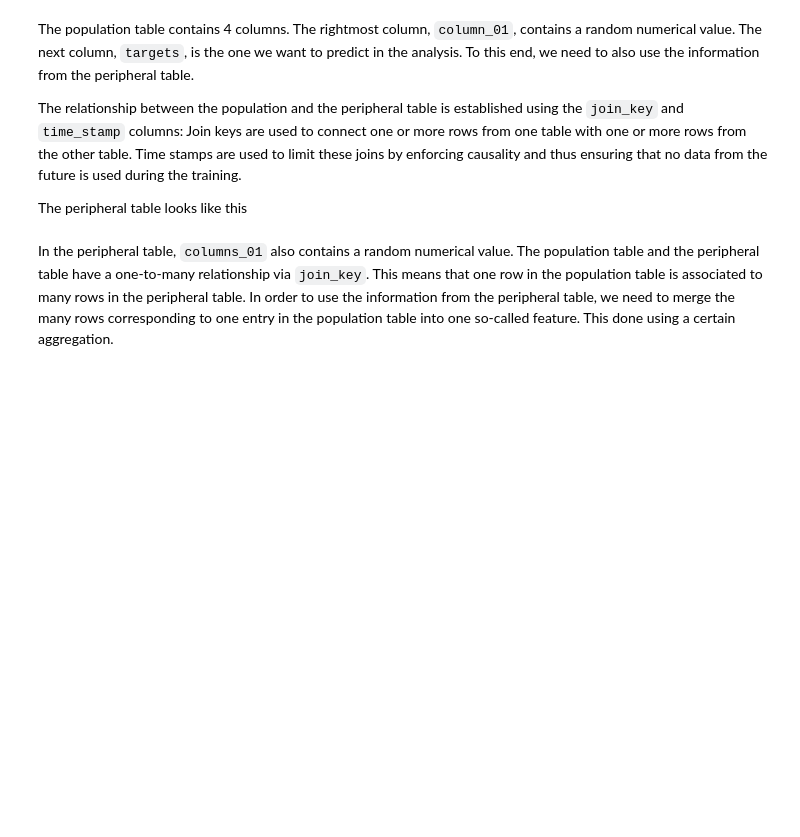
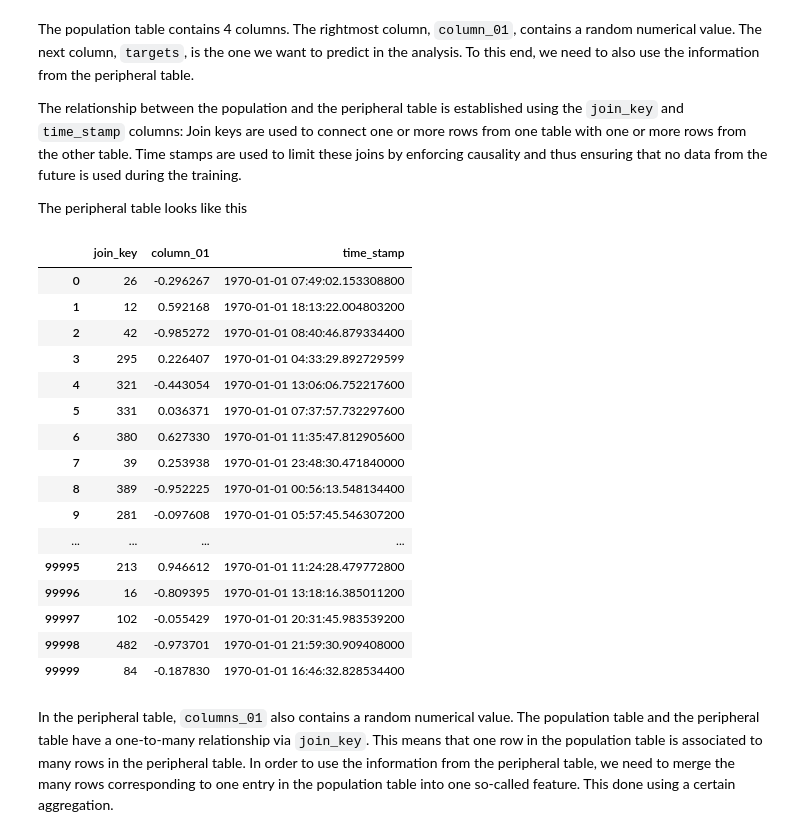
Before and after one commit to srnnkls/getml-examples, a Jupyter notebook: python/projects/getting_started/getting_started.ipynb, the cells around one changed output. Saved outputs shown, nothing was run; the diff lists cells and outputs as text; code cells hidden in the pictures; blank space fills up the shorter version.

```diff
--- a/python/projects/getting_started/getting_started.ipynb
+++ b/python/projects/getting_started/getting_started.ipynb
@@ -67,6 +84,24 @@ The relationship between the population and the peripheral table is established
 
 The peripheral table looks like this
 # %%
-display(peripheral_table.get())
+display(HTML(peripheral_table.get().to_html(max_rows=20, border=0)))
+# %% [output]
+|  | join_key | column_01 | time_stamp |
+| 0 | 26 | -0.296267 | 1970-01-01 07:49:02.153308800 |
+| 1 | 12 | 0.592168 | 1970-01-01 18:13:22.004803200 |
+| 2 | 42 | -0.985272 | 1970-01-01 08:40:46.879334400 |
+| 3 | 295 | 0.226407 | 1970-01-01 04:33:29.892729599 |
+| 4 | 321 | -0.443054 | 1970-01-01 13:06:06.752217600 |
+| 5 | 331 | 0.036371 | 1970-01-01 07:37:57.732297600 |
+| 6 | 380 | 0.627330 | 1970-01-01 11:35:47.812905600 |
+| 7 | 39 | 0.253938 | 1970-01-01 23:48:30.471840000 |
+| 8 | 389 | -0.952225 | 1970-01-01 00:56:13.548134400 |
+| 9 | 281 | -0.097608 | 1970-01-01 05:57:45.546307200 |
+| ... | ... | ... | ... |
+| 99995 | 213 | 0.946612 | 1970-01-01 11:24:28.479772800 |
+| 99996 | 16 | -0.809395 | 1970-01-01 13:18:16.385011200 |
+| 99997 | 102 | -0.055429 | 1970-01-01 20:31:45.983539200 |
+| 99998 | 482 | -0.973701 | 1970-01-01 21:59:30.909408000 |
+| 99999 | 84 | -0.187830 | 1970-01-01 16:46:32.828534400 |
 # %% [markdown]
 In the peripheral table, `columns_01` also contains a random numerical value. The population table and the peripheral table have a one-to-many relationship via `join_key`. This means that one row in the population table is associated to many rows in the peripheral table. In order to use the information from the peripheral table, we need to merge the many rows corresponding to one entry in the population table into one so-called feature. This done using a certain aggregation.
```
Also changed, not shown: parts of 17 cells of this notebook.
